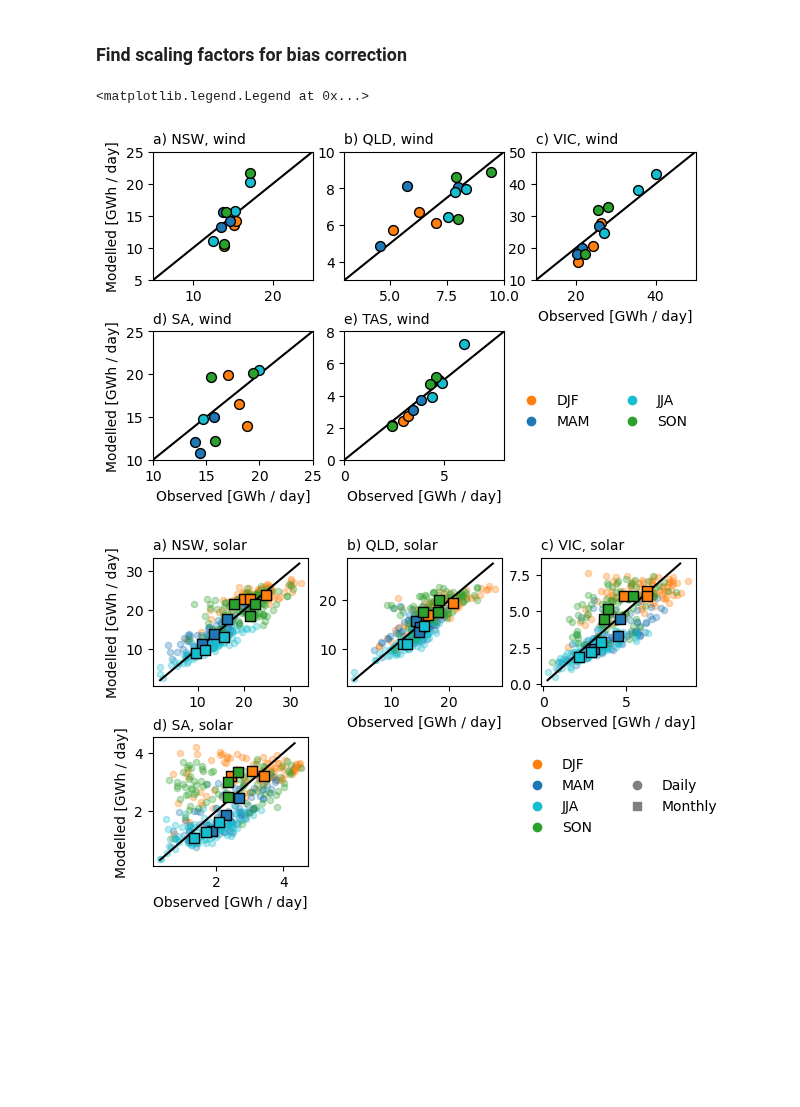
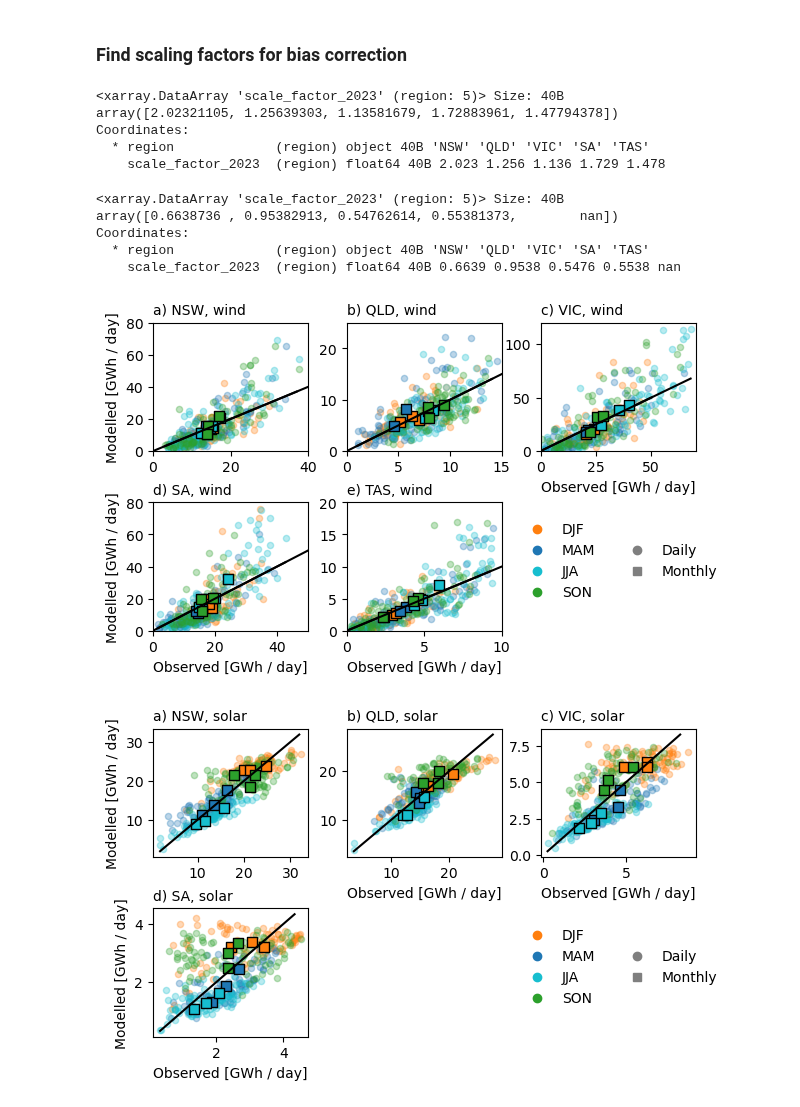
Before and after one commit to dougrichardson/power_models, a Jupyter notebook: 11_compare_power.ipynb, the cells around one changed output. Cells and saved outputs as stored; diff of their text form; code cells hidden in the pictures; blank space fills up the shorter version.

Commit message:
Regenerate comparison figures

```diff
--- a/11_compare_power.ipynb
+++ b/11_compare_power.ipynb
@@ -53,7 +30,7 @@ For REZs
 # %%
 def preprocess(ds):
     """
-    Select 2023 only
+    Select one year only
     """
     return ds.sel(time="2023")
 # %%
@@ -334,8 +311,20 @@ solar_rez_scaled = solar_rez_current.assign_coords(
 )
 # %%
 wind_rez_scaled.scale_factor_2023
+# %% [output]
+<xarray.DataArray 'scale_factor_2023' (region: 5)> Size: 40B
+array([2.02321105, 1.25639303, 1.13581679, 1.72883961, 1.47794378])
+Coordinates:
+  * region             (region) object 40B 'NSW' 'QLD' 'VIC' 'SA' 'TAS'
+    scale_factor_2023  (region) float64 40B 2.023 1.256 1.136 1.729 1.478
 # %%
 solar_rez_scaled.scale_factor_2023
+# %% [output]
+<xarray.DataArray 'scale_factor_2023' (region: 5)> Size: 40B
+array([0.6638736 , 0.95382913, 0.54762614, 0.55381373,        nan])
+Coordinates:
+  * region             (region) object 40B 'NSW' 'QLD' 'VIC' 'SA' 'TAS'
+    scale_factor_2023  (region) float64 40B 0.6639 0.9538 0.5476 0.5538 nan
 # %%
 wind_rez_scaled = wind_rez_scaled.power * wind_rez_scaled.scale_factor_2023
 solar_rez_scaled = solar_rez_scaled.power * solar_rez_scaled.scale_factor_2023
@@ -350,53 +339,53 @@ for i, region in enumerate(wind_rez_current.region.values):
         aemo_wind.sel(region=region)["power"].resample(time="1D").sum() / 1000,
         wind_rez_scaled.sel(region=region).resample(time="1D").sum() / 1000,
         "GWh / day",
         alpha=0.3,
-        plot_daily=False,
+        plot_daily=True,
         plot_monthly=True
     )
 
     if i in [1, 2, 4, 5]:
         ax.flatten()[i].set_ylabel("")
     if i < 2:
         ax.flatten()[i].set_xlabel("")
 
 for a in ax.flatten()[:-1]:
     a.plot(range(51), range(51), c="k")
 
-ax[0,0].set_xlim(5, 25)
-ax[0,0].set_ylim(5, 25)
+ax[0,0].set_xlim(0, 40)
+ax[0,0].set_ylim(0, 80)
 
-ax[0,1].set_xlim(3, 10)
-ax[0,1].set_ylim(3, 10)
+ax[0,1].set_xlim(0, 15)
+ax[0,1].set_ylim(0, 25)
 
-ax[0,2].set_xlim(10, 50)
-ax[0,2].set_ylim(10, 50)
+ax[0,2].set_xlim(0, 70)
+ax[0,2].set_ylim(0, 120)
 
-ax[1,0].set_xlim(10, 25)
-ax[1,0].set_ylim(10, 25)
+ax[1,0].set_xlim(0, 50)
+ax[1,0].set_ylim(0, 80)
 
-ax[1,1].set_xlim(0, 8)
-ax[1,1].set_ylim(0, 8)
+ax[1,1].set_xlim(0, 10)
+ax[1,1].set_ylim(0, 20)
 
 ax[-1,-1].axis("off")
 
-plt.subplots_adjust(hspace=0.4, wspace=0.2)
+plt.subplots_adjust(hspace=0.4, wspace=0.25)
 
 # Manual legend
 cols = [Line2D([0], [0], marker='o', linestyle="None", color=c) for c in ["tab:orange", "tab:blue", "tab:cyan", "tab:green"]]
 labels = ["DJF", "MAM", "JJA", "SON"]
-# col1 = [Line2D([0], [0], marker='o', linestyle="None", color="tab:gray")]
-# col2 = [Line2D([0], [0], marker='s', linestyle="None", color="tab:gray")]
-# blank = [Line2D([0], [0], marker='s', linestyle="None", color="w")]
-# cols = cols + blank + col1 + col2
-# labels = labels + ["", "Daily", "Monthly"]
+col1 = [Line2D([0], [0], marker='o', linestyle="None", color="tab:gray")]
+col2 = [Line2D([0], [0], marker='s', linestyle="None", color="tab:gray")]
+blank = [Line2D([0], [0], marker='s', linestyle="None", color="w")]
+cols = cols + blank + col1 + col2
+labels = ["DJF", "MAM", "JJA", "SON"]
+labels = labels + ["", "Daily", "Monthly"]
 
 ax[-1,-1].legend(cols, labels, ncols=2, frameon=False, loc=(-0.15, 0.2))
 
-# plt.savefig("figures/model_wind_scaled.pdf", format="pdf", bbox_inches="tight")
+plt.savefig("figures/model_wind_scaled.pdf", format="pdf", bbox_inches="tight")
 # %% [output]
-<matplotlib.legend.Legend at 0x...>
-[figure, old version]
+[figure, new version]
 # %%
 fig, ax = plt.subplots(2, 3, figsize=(7,4))
 
```
Also changed, not shown: parts of 7 cells of this notebook, 4 other files.
